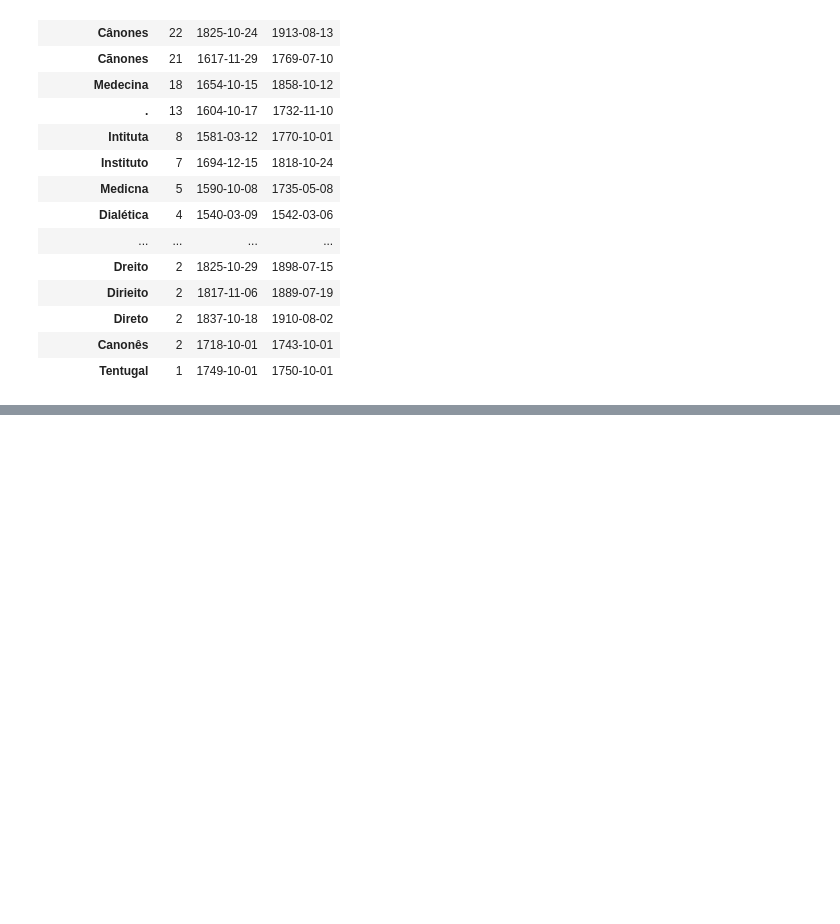
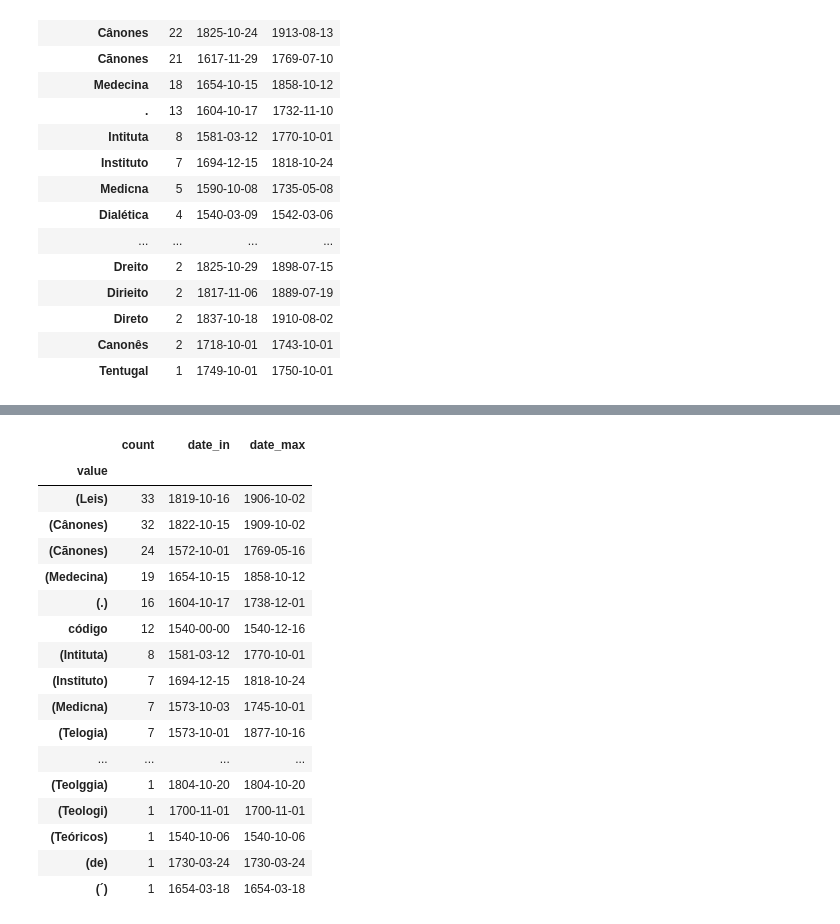
Before and after one commit to joaquimrcarvalho/fauc1537-1919, a Jupyter notebook: notebooks/030-faculdades_qa.ipynb, the cells around one changed output, grey strips where cells are left out. Saved outputs shown, nothing was run; the diff lists cells and outputs as text; code cells hidden in the pictures; blank space fills up the shorter version.

```diff
--- a/notebooks/030-faculdades_qa.ipynb
+++ b/notebooks/030-faculdades_qa.ipynb
@@ -447,0 +330,26 @@ for row in result:
+# %%
+
+from timelinknb.pandas import attribute_values
+
+
+facs = attribute_values('faculdade',dates_between=('1500-00-00','1990-00-00'))
+facs[facs['count']<100]
+# %% [output]
+|  | count | date_in | date_max |
+| value |  |  |  |
+| (Leis) | 33 | 1819-10-16 | 1906-10-02 |
+| (Cânones) | 32 | 1822-10-15 | 1909-10-02 |
+| (Cãnones) | 24 | 1572-10-01 | 1769-05-16 |
+| (Medecina) | 19 | 1654-10-15 | 1858-10-12 |
+| (.) | 16 | 1604-10-17 | 1738-12-01 |
+| código | 12 | 1540-00-00 | 1540-12-16 |
+| (Intituta) | 8 | 1581-03-12 | 1770-10-01 |
+| (Instituto) | 7 | 1694-12-15 | 1818-10-24 |
+| (Medicna) | 7 | 1573-10-03 | 1745-10-01 |
+| (Telogia) | 7 | 1573-10-01 | 1877-10-16 |
+| ... | ... | ... | ... |
+| (Teolggia) | 1 | 1804-10-20 | 1804-10-20 |
+| (Teologi) | 1 | 1700-11-01 | 1700-11-01 |
+| (Teóricos) | 1 | 1540-10-06 | 1540-10-06 |
+| (de) | 1 | 1730-03-24 | 1730-03-24 |
+| (´) | 1 | 1654-03-18 | 1654-03-18 |
```
Also changed, not shown: parts of 33 cells of this notebook.
